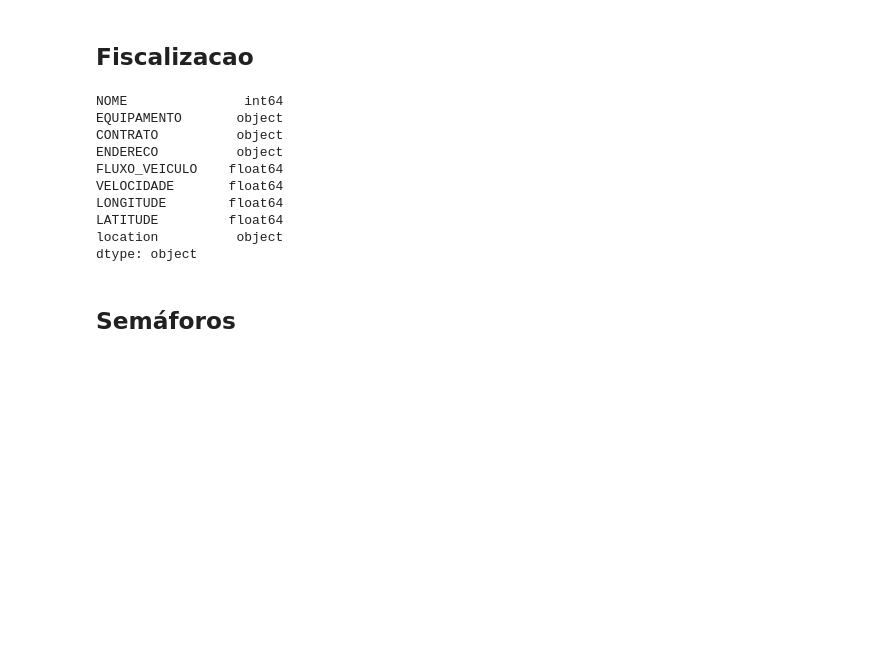
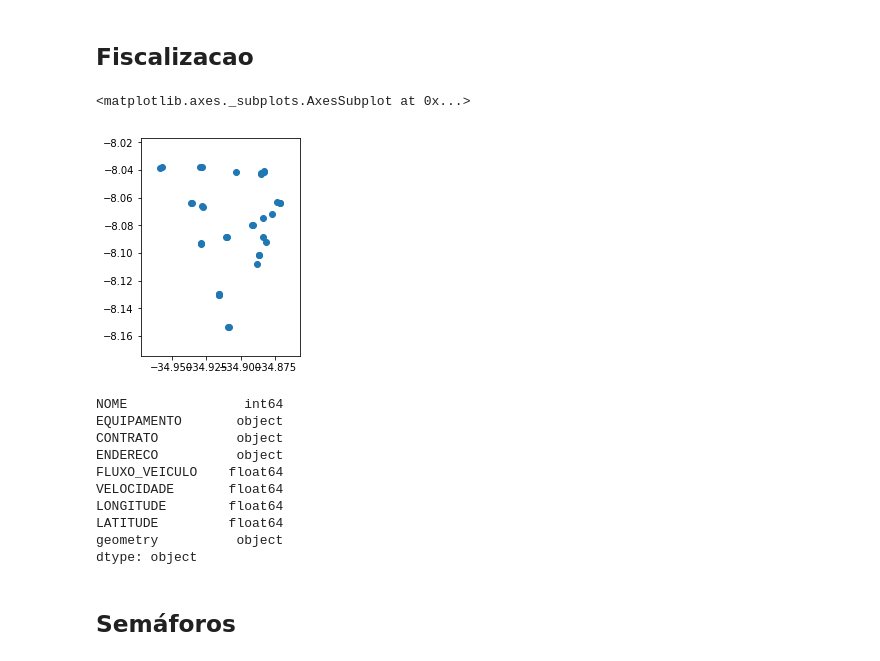
Before and after one commit to fbormann/DadosTransitoRecife, a Jupyter notebook: Projeto CTTU.ipynb, the cells around one changed output. Drawn from its saved outputs; the diff is of its cells as text; code cells hidden in the pictures; blank space fills up the shorter version.

```diff
--- a/Projeto CTTU.ipynb
+++ b/Projeto CTTU.ipynb
@@ -130,9 +288,14 @@ do tipo para **GeoDataFrame** e a criação da coluna location
 # %% [markdown]
 ## Fiscalizacao
 # %%
-fiscalizacao["location"] = fiscalizacao.apply(lambda example: Point(example.LATITUDE, example.LONGITUDE), axis=1)
+fiscalizacao["geometry"] = fiscalizacao.apply(lambda example: Point(example.LONGITUDE, example.LATITUDE), axis=1)
 # %%
 fiscalizacao = geopandas.GeoDataFrame(fiscalizacao)
+# %%
+fiscalizacao.plot()
+# %% [output]
+<matplotlib.axes._subplots.AxesSubplot at 0x...>
+[figure, added]
 # %%
 fiscalizacao.dtypes
 # %% [output]
@@ -144,7 +307,7 @@ FLUXO_VEICULO    float64
 VELOCIDADE       float64
 LONGITUDE        float64
 LATITUDE         float64
-location          object
+geometry          object
 dtype: object
 # %% [markdown]
 ## Semáforos
```
Also changed, not shown: parts of 98 cells of this notebook.
